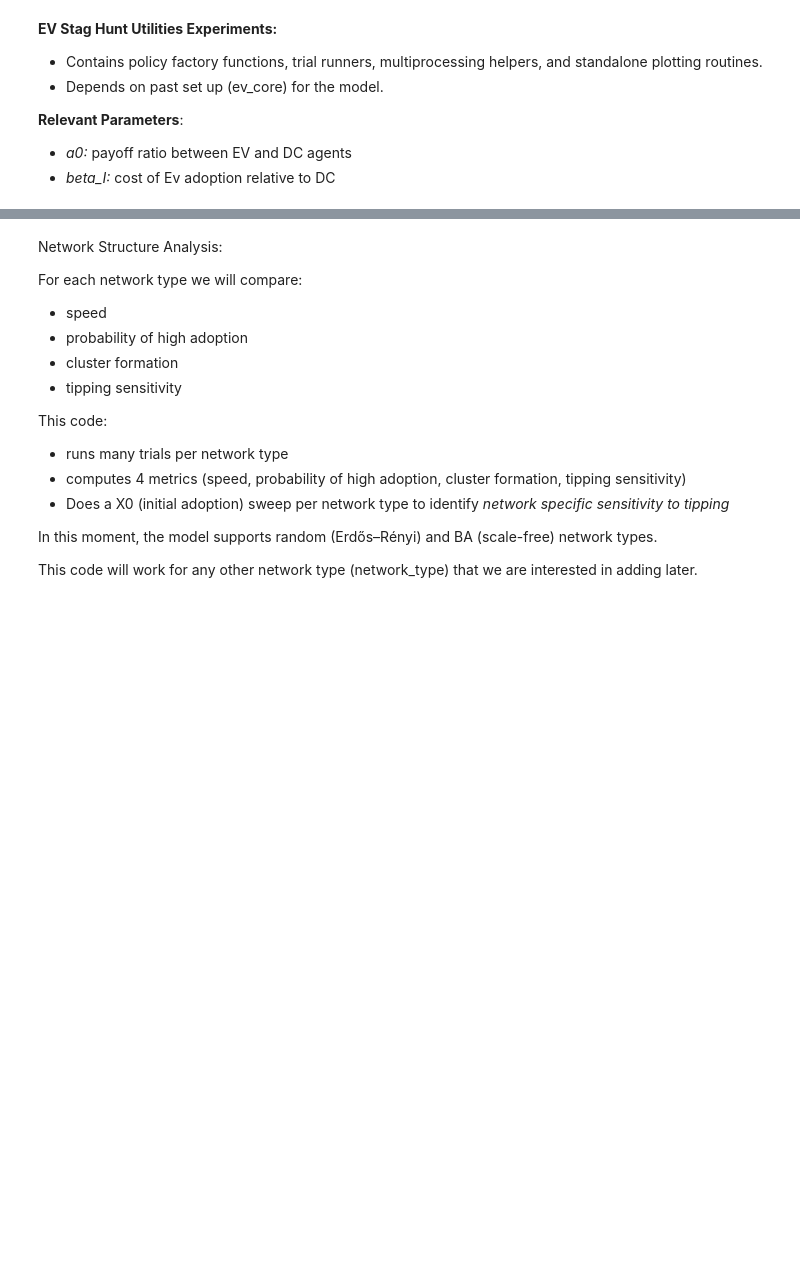
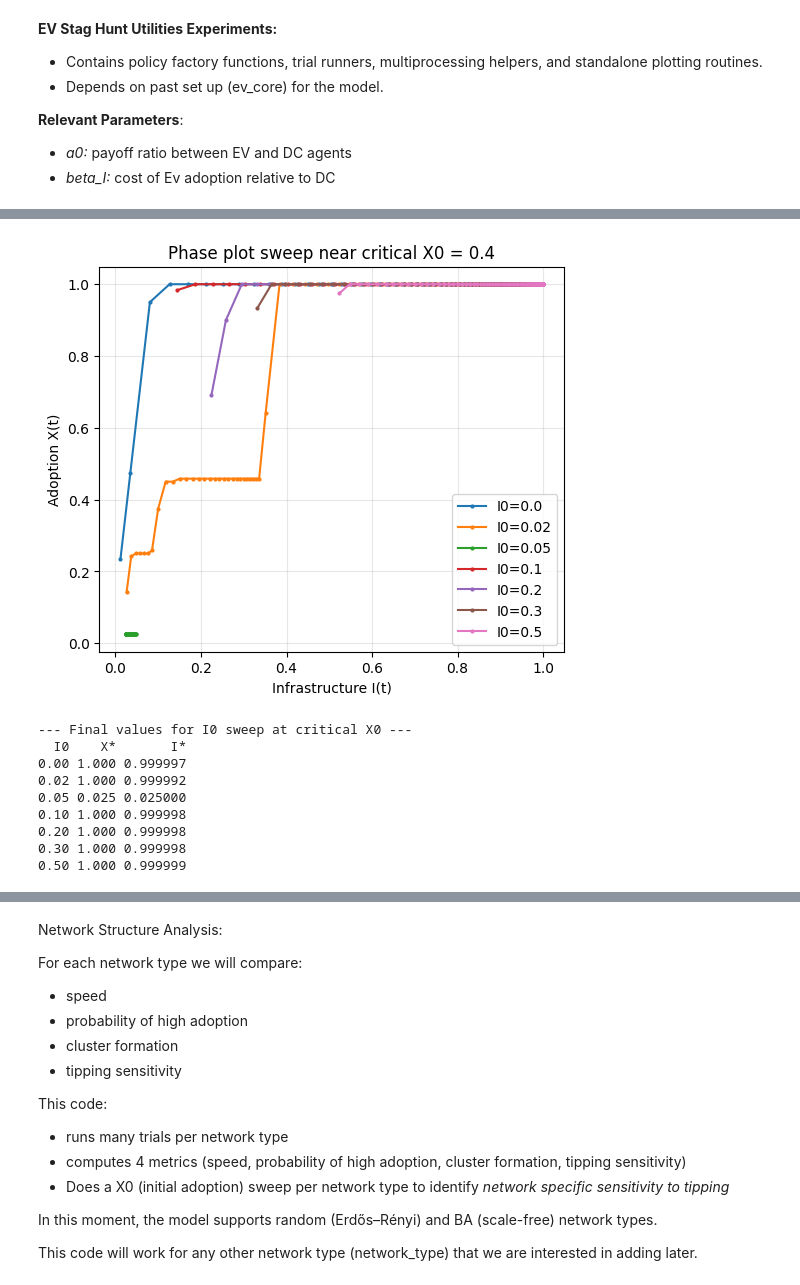
Before and after one commit to jrodriguezzuloaga-netizen/Model-based-decision-making, a Jupyter notebook: Assignment_3.ipynb, the cells around one changed output, grey strips where cells are left out. Saved outputs shown, nothing was run; the diff lists cells and outputs as text; code cells hidden in the pictures; blank space fills up the shorter version.

```diff
--- a/Assignment_3.ipynb
+++ b/Assignment_3.ipynb
@@ -1884,3 +2007,69 @@ print("\n--- Final v
+# %%
+# PHASE PLOT SWEEPS NEAR THE CRITICAL THRESHOLD (X0 ≈ 0.40)
+# We will now generate phase plots with a fixed value of X = 0.40
+# This is near the critical adoption threshold
+# This will allow us to see the effect of the feedback infrastructure has on adoption when the loop is activated by X0
+
+import matplotlib.pyplot as plt
+import pandas as pd
+import numpy as np
+
+# We choose a critical region X0 ≈ 0.40 (adjust to 0.35–0.45 if needed)
+X0_critical = 0.40
+
+params_for_phase = params_for_call.copy()
+params_for_phase.pop("T", None)
+params_for_phase.pop("I0", None)
+params_for_phase.pop("ratio", None)   # <-- IMPORTANT for clean I0 sweep
+
+# 1. Sweep over initial infrastructure I0
+
+I0_values = [0.0, 0.02, 0.05, 0.10, 0.20, 0.30, 0.50]
+results_I0_crit = []
+
+plt.figure(figsize=(6,5))
+for I0 in I0_values:
+    X, I, df = run_phase_example(
+        X0_frac=X0_critical,
+        I0=I0,
+        T=250,
+        **params_for_phase  # Use params_for_phase which does not include T
+    )
+
+    X_star = df["X"].iloc[-1]
+    I_star = df["I"].iloc[-1]
+    results_I0_crit.append([I0, X_star, I_star])
+
+    # NEW: clip values to valid range
+    I_plot = np.clip(df["I"].to_numpy(), 0, 1)
+    X_plot = np.clip(df["X"].to_numpy(), 0, 1)
+
+    # --- THIS LINE WAS MISSING ---
+    plt.plot(I_plot, X_plot, marker="o", markersize=2, label=f"I0={I0}")
+
+# --- PRINT THE PLOT ---
+plt.xlabel("Infrastructure I(t)")
+plt.ylabel("Adoption X(t)")
+plt.title(f"Phase plot sweep near critical X0 = {X0_critical}")
+plt.legend()
+plt.grid(alpha=0.3)
+plt.show()
+
+# Print numerical table as before
+df_I0_crit = pd.DataFrame(results_I0_crit, columns=["I0", "X*", "I*"])
+print("\n--- Final values for I0 sweep at critical X0 ---")
+print(df_I0_crit.to_string(index=False))
+# %% [output]
+[figure, added]
+--- Final values for I0 sweep at critical X0 ---
+  I0    X*       I*
+0.00 1.000 0.999997
+0.02 1.000 0.999992
+0.05 0.025 0.025000
+0.10 1.000 0.999998
+0.20 1.000 0.999998
+0.30 1.000 0.999998
+0.50 1.000 0.999999
 # %%
 # Sensitivity curves for different βI (infrastructure feedback strength)
 # Sensitivity curves of final adoption vs Bi
```
Also changed, not shown: parts of 11 cells of this notebook.
